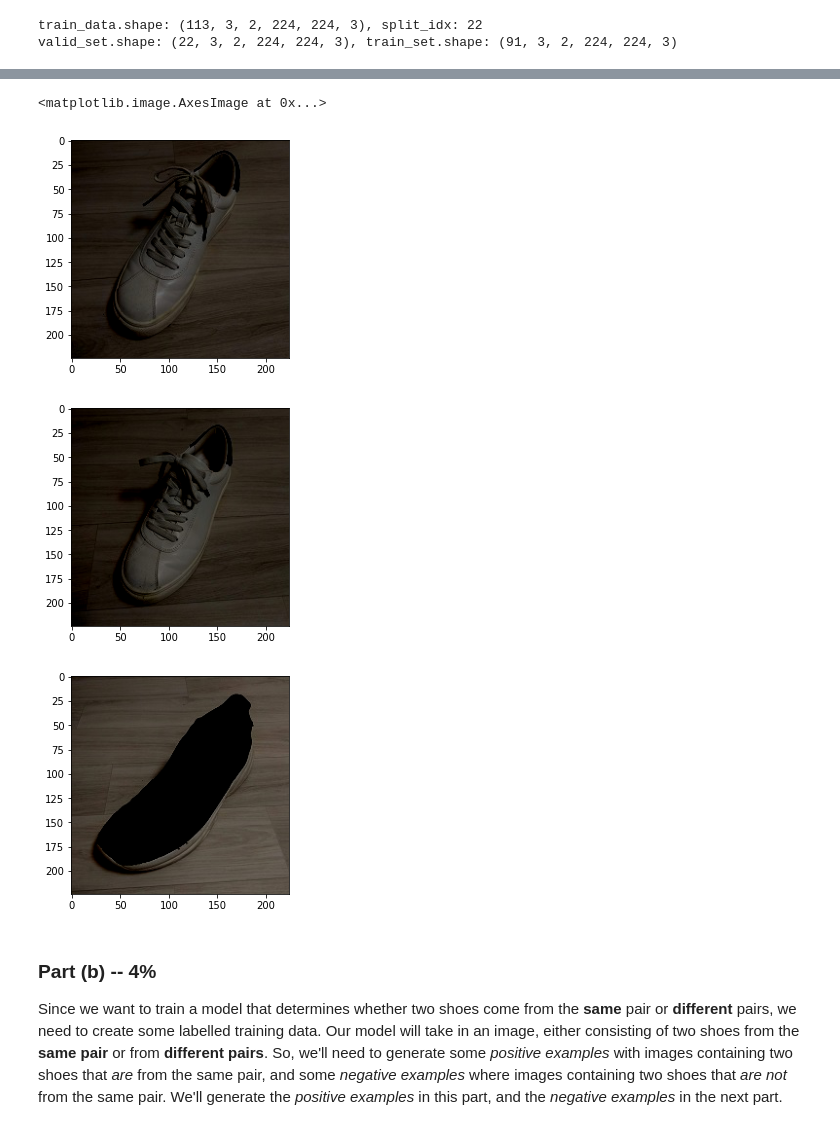
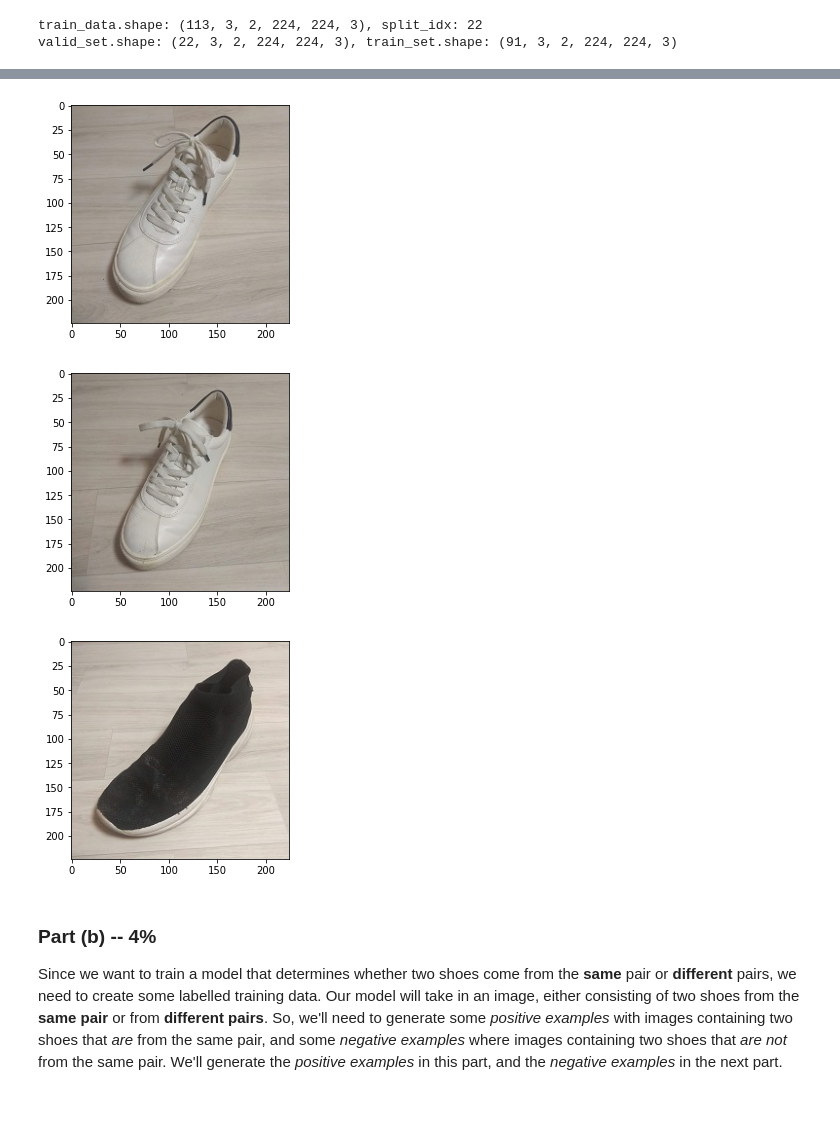
Before and after one commit to alexfok/IntroDeepLearning2022, a Jupyter notebook: Assignment3_work.ipynb, the cells around one changed output, grey strips where cells are left out. Saved outputs shown, nothing was run; the diff lists cells and outputs as text; code cells hidden in the pictures.

```diff
--- a/Assignment3_work.ipynb
+++ b/Assignment3_work.ipynb
@@ -25,7 +25,9 @@ functions and adding/removing helper functions. However, please make sure that w
 import pandas
 import numpy as np
 import matplotlib.pyplot as plt
-
+import glob
+import cv2
+import os
 import torch
 import torch.nn as nn
 import torch.optim as optim
@@ -35,6 +37,8 @@ import torch.nn.functional as F
 device = torch.device("cuda:0" if torch.cuda.is_available() else "cpu")
 
 # Notebook Control variables
+# Print DEBUG info
+DEBUG = False
 # Variable controlling debug prints while training\infering with NN
 DEBUG_NN = False
 # Create the data sets or load the preloaded np arrays
@@ -43,6 +47,8 @@ CREATE_DATA = True
 array_save_path = '/content/gdrive/My Drive/IntroDeepLearning2022Data/ex3/data.npy'
 # Path to load the created numpy arrays
 array_load_path = '/content/gdrive/My Drive/IntroDeepLearning2022Data/ex3/data.npy.npz'
+best_model_path = '/content/gdrive/MyDrive/IntroDeepLearning2022Data/models_chackpoints/ChannelsCNN/model_chkpt_epoch_20.pk'
+checkpoint_path = '/content/gdrive/MyDrive/IntroDeepLearning2022Data/models_chackpoints/ChannelsCNN/model_chkpt_epoch_{}.pk'
 
 # Raw data set paths
 path_train = "/content/gdrive/My Drive/IntroDeepLearning2022Data/data/train/*.*"
@@ -128,10 +134,11 @@ def load_numpy_arrays(array_load_path):
   train_data = data['train_data']
   test_m_data = data['test_m_data']
   test_w_data = data['test_m_data']
-#  print(f'data.files {data.files}')
-#  print(f'train_data.shape {train_data.shape}')
-#  print(f'test_w_data.shape {test_w_data.shape}')
-#  print(f'test_m_data.shape {test_m_data.shape}')
+  if DEBUG:
+    print(f'data.files {data.files}')
+    print(f'train_data.shape {train_data.shape}')
+    print(f'test_w_data.shape {test_w_data.shape}')
+    print(f'test_m_data.shape {test_m_data.shape}')
   return train_data, test_w_data, test_m_data
 
 
@@ -147,7 +154,8 @@ def load_images(path):
     if active_person != person_n: # Increment person index each time new person detected
       person_index += 1
       active_person = person_n
-#    print(f'person_index: {person_index} active_person: {active_person} person_n: {person_n}')
+    if DEBUG:
+      print(f'person_index: {person_index} active_person: {active_person} person_n: {person_n}')
   print(f'Total person_index: {person_index}')
 
   # Allocate the np array according to found number of unique persons in data set
@@ -163,7 +171,8 @@ def load_images(path):
     if active_person != person_n: # Increment person index each time new person detected
       person_index += 1
       active_person = person_n
-#    print(f'person_index: {person_index} active_person: {active_person} person_n: {person_n}')
+    if DEBUG:
+      print(f'person_index: {person_index} active_person: {active_person} person_n: {person_n}')
     shoe_n = int(shoe)
     shoe_n -= 1                     # Start shoe index from 0
     leg = 1 if leg == 'right' else 0
@@ -191,10 +200,11 @@ def create_and_save_data(array_save_path):
   save_numpy_arrays(array_save_path, train_data, test_w_data, test_m_data)
   return train_data, test_w_data, test_m_data
 
-#sample_image = train_data_np[0,0,0,:,:,:]
-#plt.figure()
-#plt.imshow(sample_image)
-#images[4,0,0,:,:,:]
+if DEBUG:
+  sample_image = train_data_np[0,0,0,:,:,:]
+  plt.figure()
+  plt.imshow(sample_image)
+  images[4,0,0,:,:,:]
 # %%
 # These data sets will be initialized at the end of this cell
 train_data = None
@@ -231,9 +246,9 @@ valid_set.shape: (22, 3, 2, 224, 224, 3), train_set.shape: (91, 3, 2, 224, 224,
 # %%
 # Run this code, include the image in your PDF submission
 plt.figure()
-plt.imshow(train_data[4,0,0,:,:,:]) # left shoe of first pair submitted by 5th student
+plt.imshow(train_data[4,0,0,:,:,:]+ 0.5) # left shoe of first pair submitted by 5th student
 plt.figure()
-plt.imshow(train_data[4,0,1,:,:,:]) # right shoe of first pair submitted by 5th student
+plt.imshow(train_data[4,0,1,:,:,:]+ 0.5) # right shoe of first pair submitted by 5th student
 plt.figure()
-plt.imshow(train_data[4,1,1,:,:,:]) # right shoe of second pair submitted by 5th student
+plt.imshow(train_data[4,1,1,:,:,:]+ 0.5) # right shoe of second pair submitted by 5th student
 # %% [output]
@@ -243,7 +256,6 @@ WARNING:matplotlib.image:Clipping input data to the valid range for imshow with
-<matplotlib.image.AxesImage at 0x...>
-[figure, old version]
+[figure, new version]
-[figure, old version]
+[figure, new version]
-[figure, old version]
+[figure, new version]
 # %% [markdown]
 ### Part (b) -- 4%
 
```
Also changed, not shown: parts of 36 cells of this notebook.
